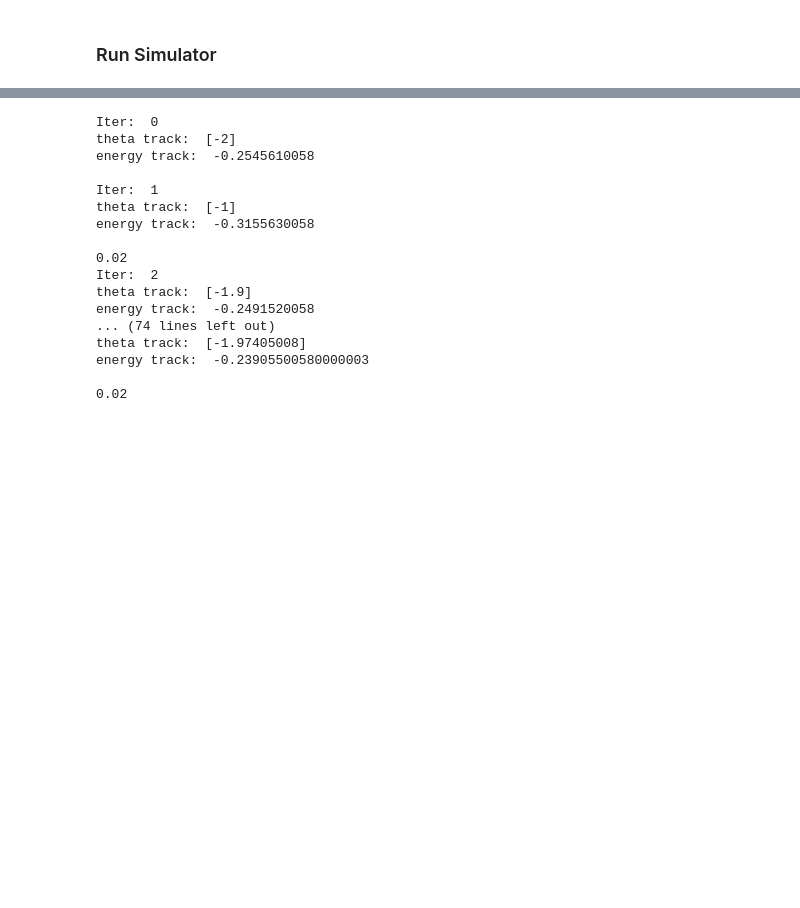
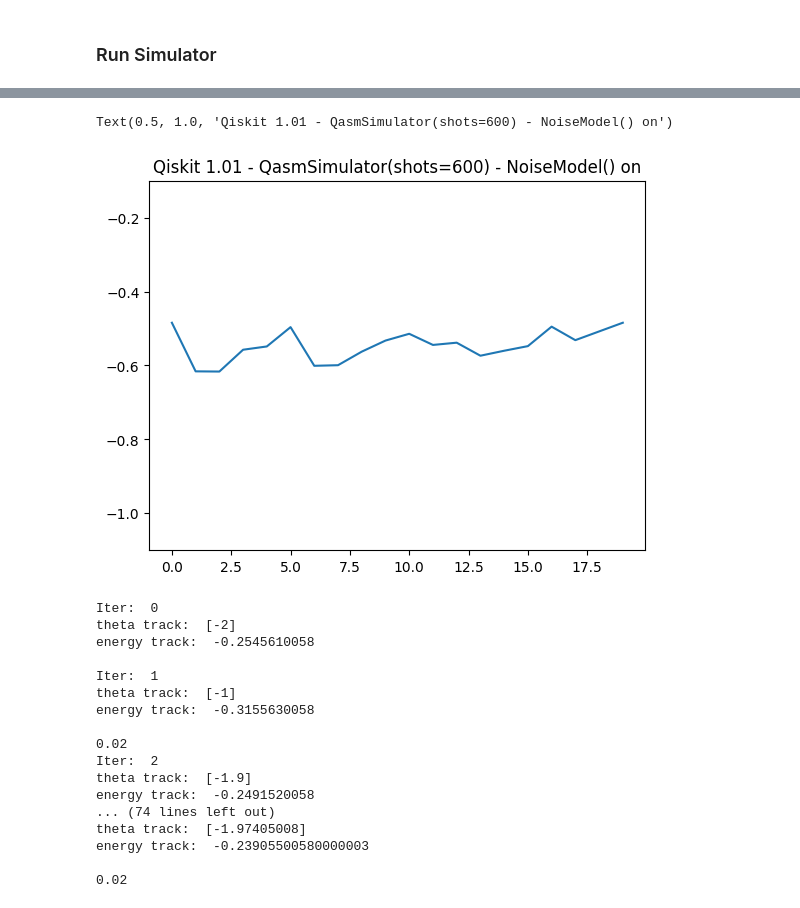
Before and after one commit to azhar-ikhtiarudin/shot-optimization, a Jupyter notebook: Uniform/vqe/vqe-uniform-qiskit-1.ipynb, the cells around one changed output, grey strips where cells are left out. Saved outputs shown, nothing was run; the diff lists cells and outputs as text; code cells hidden in the pictures; blank space fills up the shorter version.

```diff
--- a/Uniform/vqe/vqe-uniform-qiskit-1.ipynb
+++ b/Uniform/vqe/vqe-uniform-qiskit-1.ipynb
@@ -273,0 +282,9 @@ Error:
+# %%
+backend = QasmSimulator(noise_model=noise_model)
+theta_test = [-2]
+record_history = history()
+shots=600
+# trial = 1
+per_shots = shots // 3
+
+result = adam(lambda x: simulator(x, shots=(per_shots, per_shots, per_shots), history=record_history), theta_test, iters=10, eps=0.02)
@@ -274,3 +309,11 @@ Error:
+# %%
+import matplotlib.pyplot as plt
+plt.plot(record_history.energies)
+plt.ylim(-1.1, -0.1)
+plt.title("Qiskit 1.01 - QasmSimulator(shots=600) - NoiseModel() on")
+# %% [output]
+Text(0.5, 1.0, 'Qiskit 1.01 - QasmSimulator(shots=600) - NoiseModel() on')
+[figure, added]
 # %%
 backend = QasmSimulator(noise_model=noise_model)
 theta_test = [-2]
```
Also changed, not shown: parts of 4 cells of this notebook, 4 other files.
